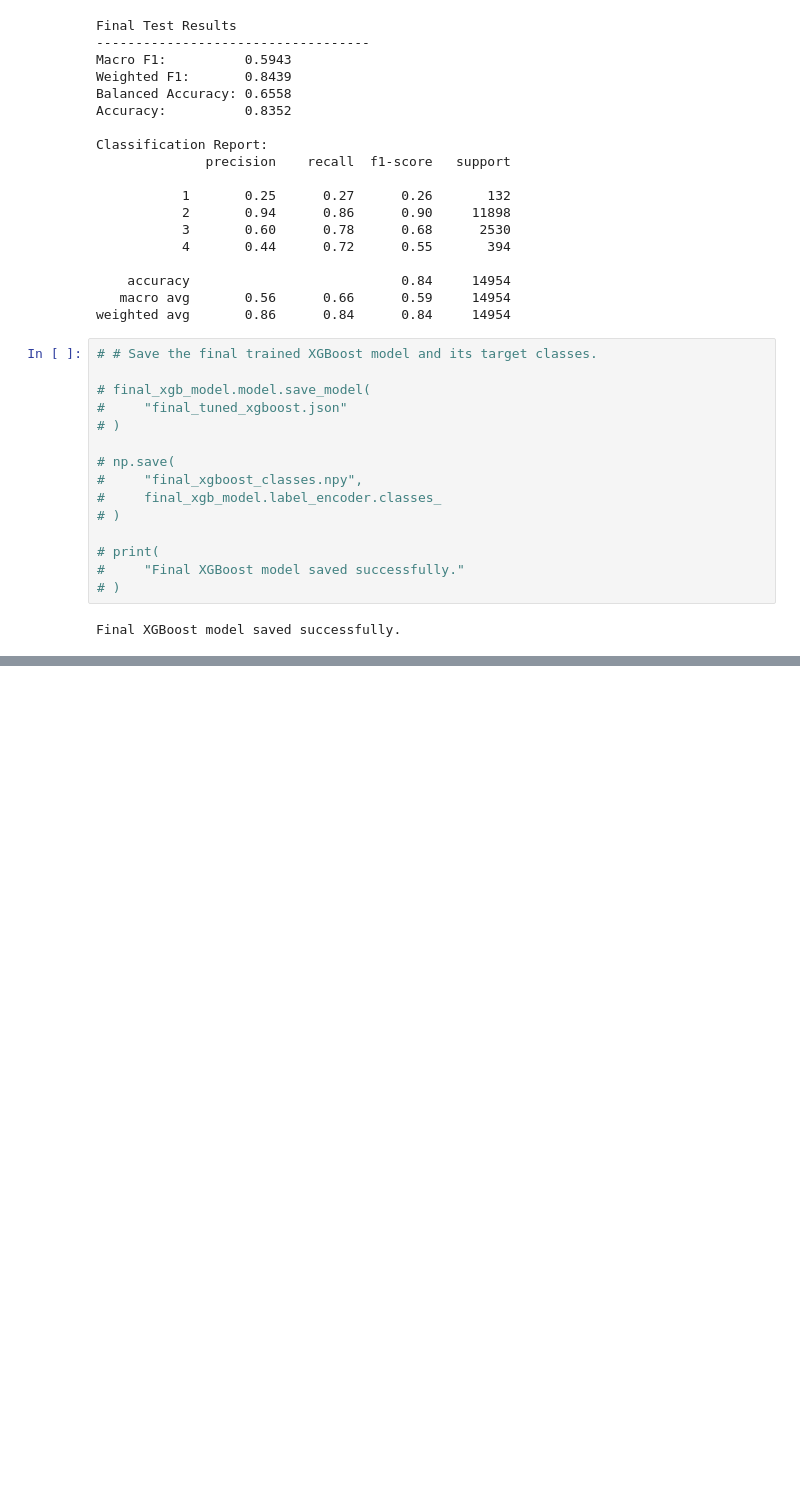
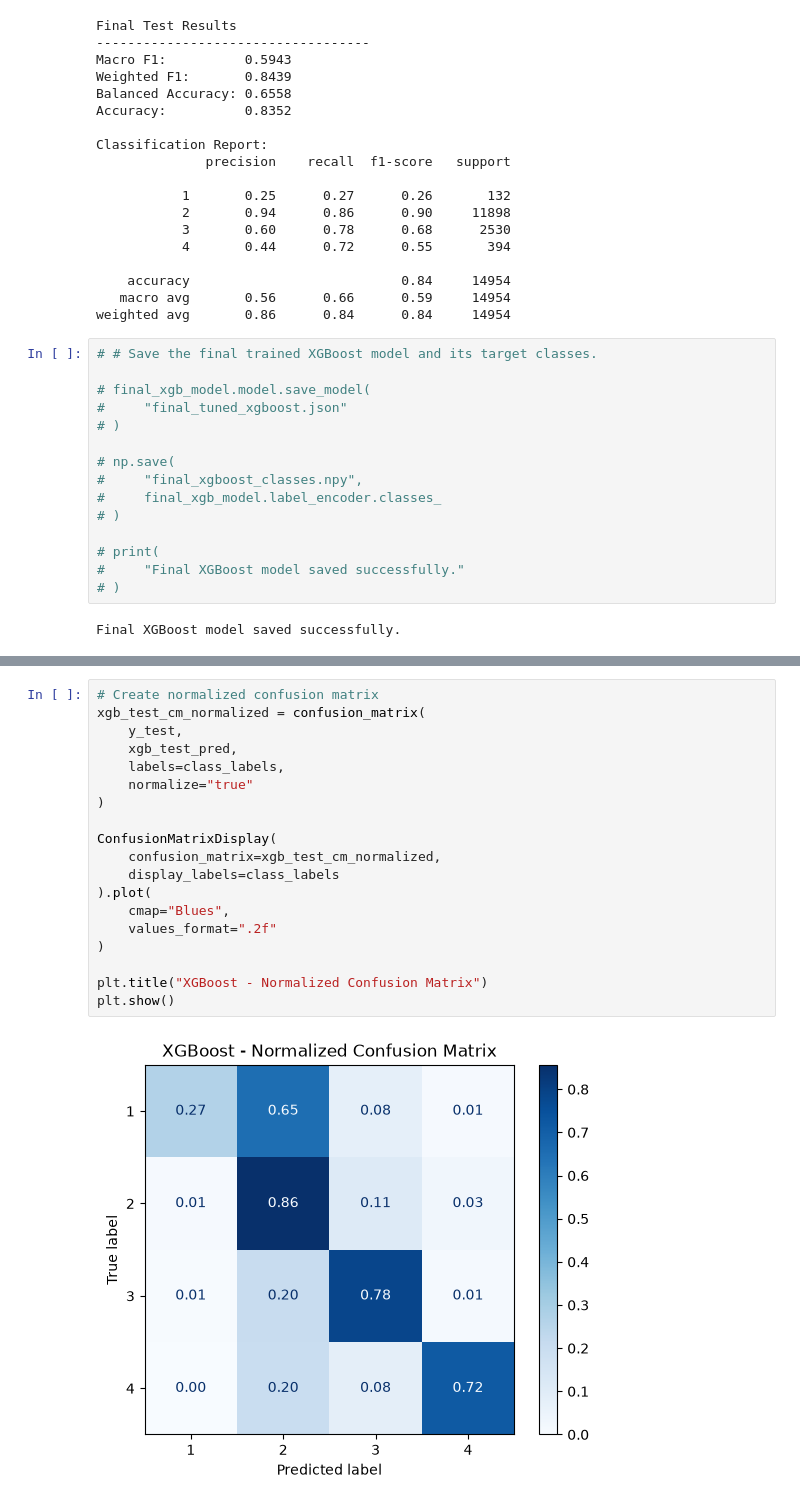
Before and after one commit to SepehrGhorashi/us-accident-severity-prediction, a Jupyter notebook: 04_Modeling.ipynb, the cells around one changed output, grey strips where cells are left out. Cells and saved outputs as stored; diff of their text form; blank space fills up the shorter version.

```diff
--- a/04_Modeling.ipynb
+++ b/04_Modeling.ipynb
@@ -1552,0 +1687,21 @@ Final XGBoost model saved successfully.
+# %%
+# Create normalized confusion matrix
+xgb_test_cm_normalized = confusion_matrix(
+    y_test,
+    xgb_test_pred,
+    labels=class_labels,
+    normalize="true"
+)
+
+ConfusionMatrixDisplay(
+    confusion_matrix=xgb_test_cm_normalized,
+    display_labels=class_labels
+).plot(
+    cmap="Blues",
+    values_format=".2f"
+)
+
+plt.title("XGBoost - Normalized Confusion Matrix")
+plt.show()
+# %% [output]
+[figure, added]
```
Also changed, not shown: parts of 12 cells of this notebook.
